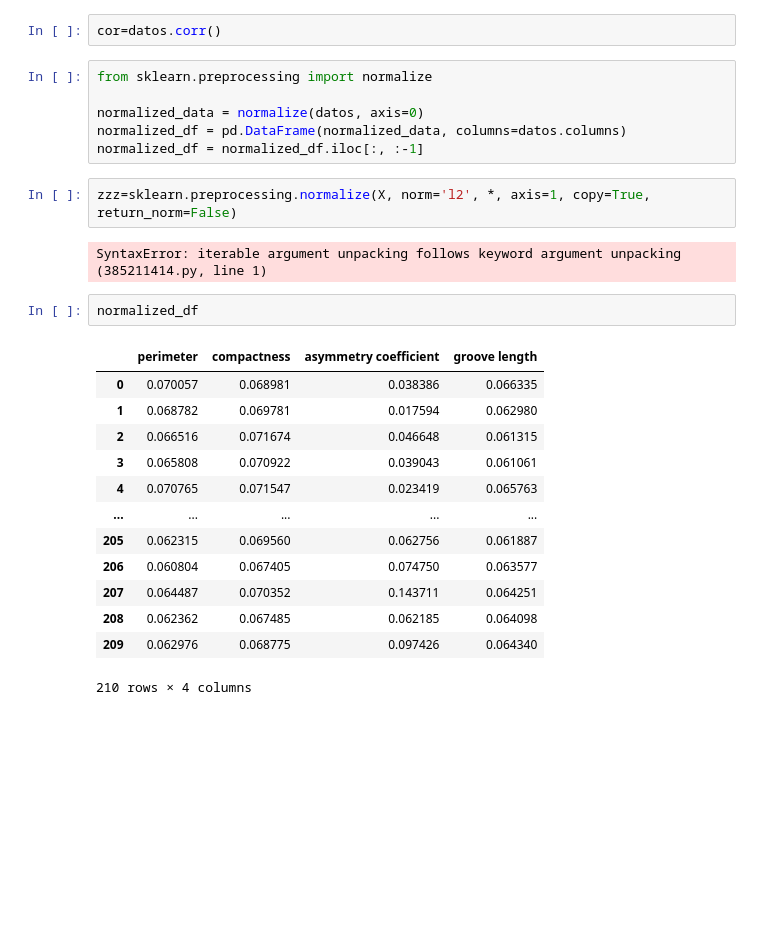
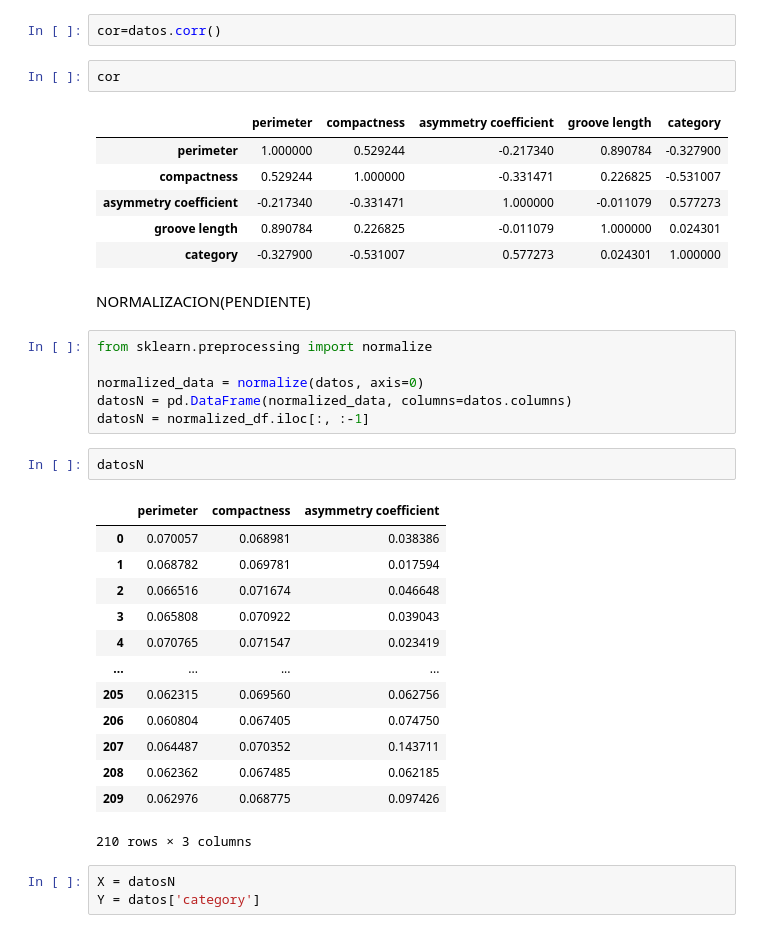
Before and after one commit to Eriik12/PROYECTO, a Jupyter notebook: TRIGO/Untitled.ipynb, the cells around one changed output. Saved outputs shown, nothing was run; the diff lists cells and outputs as text; blank space fills up the shorter version.

```diff
--- a/TRIGO/Untitled.ipynb
+++ b/TRIGO/Untitled.ipynb
@@ -46,29 +48,39 @@ datos
 210 rows × 5 columns
 # %%
 cor=datos.corr()
+# %%
+cor
+# %% [output]
+|  | perimeter | compactness | asymmetry coefficient | groove length | category |
+| perimeter | 1.000000 | 0.529244 | -0.217340 | 0.890784 | -0.327900 |
+| compactness | 0.529244 | 1.000000 | -0.331471 | 0.226825 | -0.531007 |
+| asymmetry coefficient | -0.217340 | -0.331471 | 1.000000 | -0.011079 | 0.577273 |
+| groove length | 0.890784 | 0.226825 | -0.011079 | 1.000000 | 0.024301 |
+| category | -0.327900 | -0.531007 | 0.577273 | 0.024301 | 1.000000 |
+# %% [markdown]
+NORMALIZACION(PENDIENTE)
 # %%
 from sklearn.preprocessing import normalize
 
 normalized_data = normalize(datos, axis=0)
-normalized_df = pd.DataFrame(normalized_data, columns=datos.columns)
-normalized_df = normalized_df.iloc[:, :-1]
+datosN = pd.DataFrame(normalized_data, columns=datos.columns)
+datosN = normalized_df.iloc[:, :-1]
-# %%
-zzz=sklearn.preprocessing.normalize(X, norm='l2', *, axis=1, copy=True, return_norm=False)
-# %% [output]
-SyntaxError: iterable argument unpacking follows keyword argument unpacking (385211414.py, line 1)
-# %%
-normalized_df
-# %% [output]
-|  | perimeter | compactness | asymmetry coefficient | groove length |
-| 0 | 0.070057 | 0.068981 | 0.038386 | 0.066335 |
-| 1 | 0.068782 | 0.069781 | 0.017594 | 0.062980 |
-| 2 | 0.066516 | 0.071674 | 0.046648 | 0.061315 |
-| 3 | 0.065808 | 0.070922 | 0.039043 | 0.061061 |
-| 4 | 0.070765 | 0.071547 | 0.023419 | 0.065763 |
-| ... | ... | ... | ... | ... |
-| 205 | 0.062315 | 0.069560 | 0.062756 | 0.061887 |
-| 206 | 0.060804 | 0.067405 | 0.074750 | 0.063577 |
-| 207 | 0.064487 | 0.070352 | 0.143711 | 0.064251 |
-| 208 | 0.062362 | 0.067485 | 0.062185 | 0.064098 |
-| 209 | 0.062976 | 0.068775 | 0.097426 | 0.064340 |
-210 rows × 4 columns
+# %%
+datosN
+# %% [output]
+|  | perimeter | compactness | asymmetry coefficient |
+| 0 | 0.070057 | 0.068981 | 0.038386 |
+| 1 | 0.068782 | 0.069781 | 0.017594 |
+| 2 | 0.066516 | 0.071674 | 0.046648 |
+| 3 | 0.065808 | 0.070922 | 0.039043 |
+| 4 | 0.070765 | 0.071547 | 0.023419 |
+| ... | ... | ... | ... |
+| 205 | 0.062315 | 0.069560 | 0.062756 |
+| 206 | 0.060804 | 0.067405 | 0.074750 |
+| 207 | 0.064487 | 0.070352 | 0.143711 |
+| 208 | 0.062362 | 0.067485 | 0.062185 |
+| 209 | 0.062976 | 0.068775 | 0.097426 |
+210 rows × 3 columns
+# %%
+X = datosN
+Y = datos['category']
```
Also changed, not shown: parts of 17 cells of this notebook.
